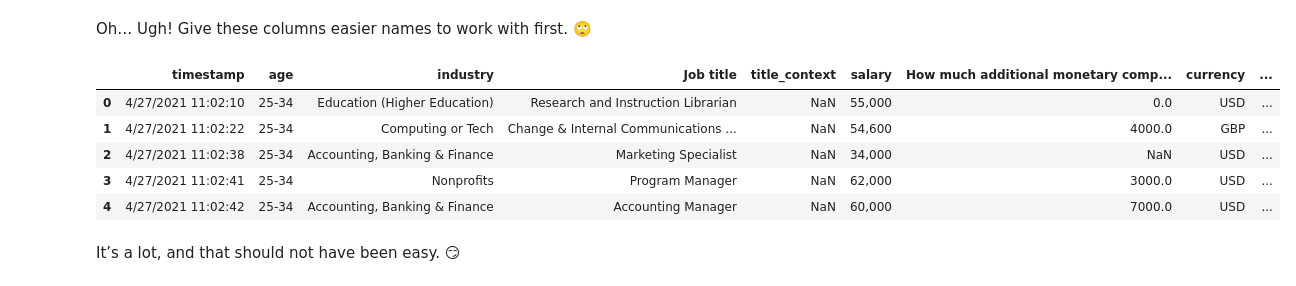
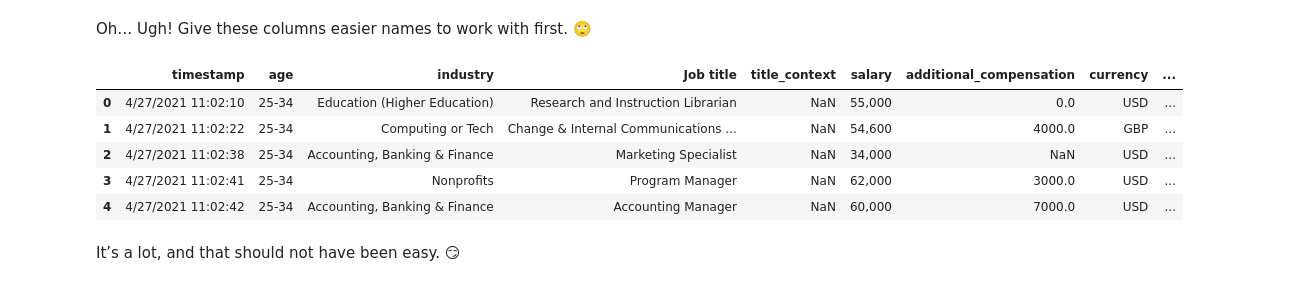
Before and after one commit to Edison222/ds-fall-2025-fri-0630, a Jupyter notebook: Week-02-Pandas-Part-2-and-DS-Overview/exercise/edison-florian-exercise-week-02.ipynb, the cells around one changed output. Cells and saved outputs as stored; diff of their text form; code cells hidden in the pictures.

```diff
--- a/Week-02-Pandas-Part-2-and-DS-Overview/exercise/edison-florian-exercise-week-02.ipynb
+++ b/Week-02-Pandas-Part-2-and-DS-Overview/exercise/edison-florian-exercise-week-02.ipynb
@@ -233,29 +228,29 @@ Oh… Ugh! Give these columns easier names to work with first. 🙄
 # %%
 # Rename ‘em.
 # Non-binding suggestions: timestamp, age, industry, title, title_context, salary, additional_compensation, currency, other_currency, salary_context, country, state, city, total_yoe, field_yoe, highest_education_completed	gender, race
 df_salary = df_salary.rename(columns={
     'Timestamp': 'timestamp',
     'How old are you?': 'age',
     'What industry do you work in?': 'industry',
     'Job title ': 'title',
     'If your job title needs additional context, please clarify here:': 'title_context',
     "What is your annual salary? (You'll indicate the currency in a later question. If you are part-time or hourly, please enter an annualized equivalent -- what you would earn if you worked the job 40 hours a week, 52 weeks a year.)": 'salary',
-    'Do you receive additional compensation (bonuses, tips, commissions, etc.)? If so, how much?': 'additional_compensation',
+    'How much additional monetary compensation do you get, if any (for example, bonuses or overtime in an average year)? Please only include monetary compensation here, not the value of benefits.': 'additional_compensation',
     'Please indicate the currency': 'currency',
-    'If "Other," please indicate the currency here:' : 'other_currency',
+    'If "Other," please indicate the currency here: ' : 'other_currency',
     'If your income needs additional context, please provide it here:': 'salary_context',
     'What country do you work in?': 'country',
-    "If you're in the U.S., what state do you work in? ": 'state',
+    "If you're in the U.S., what state do you work in?": 'state',
     'What city do you work in?': 'city',
     'How many years of professional work experience do you have overall?': 'total_yoe',
     'How many years of professional work experience do you have in your field?': 'field_yoe',
     'What is your highest level of education completed?': 'highest_education_completed',
     'What is your gender?': 'gender',
-    'What is your race?': 'race',
+    'What is your race? (Choose all that apply.)': 'race',
 })
 df_salary.head()
 # %% [output]
-|  | timestamp | age | industry | Job title | title_context | salary | How much additional monetary comp... | currency | ... |
+|  | timestamp | age | industry | Job title | title_context | salary | additional_compensation | currency | ... |
 | 0 | 4/27/2021 11:02:10 | 25-34 | Education (Higher Education) | Research and Instruction Librarian | NaN | 55,000 | 0.0 | USD | ... |
 | 1 | 4/27/2021 11:02:22 | 25-34 | Computing or Tech | Change & Internal Communications ... | NaN | 54,600 | 4000.0 | GBP | ... |
 | 2 | 4/27/2021 11:02:38 | 25-34 | Accounting, Banking & Finance | Marketing Specialist | NaN | 34,000 | NaN | USD | ... |
```
Also changed, not shown: parts of 9 cells of this notebook.
